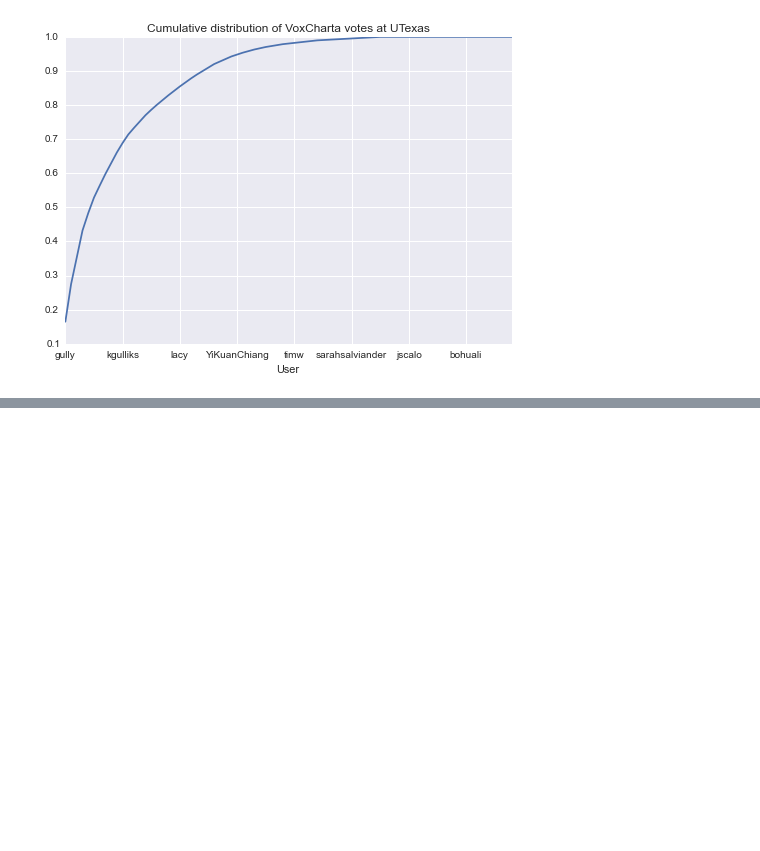
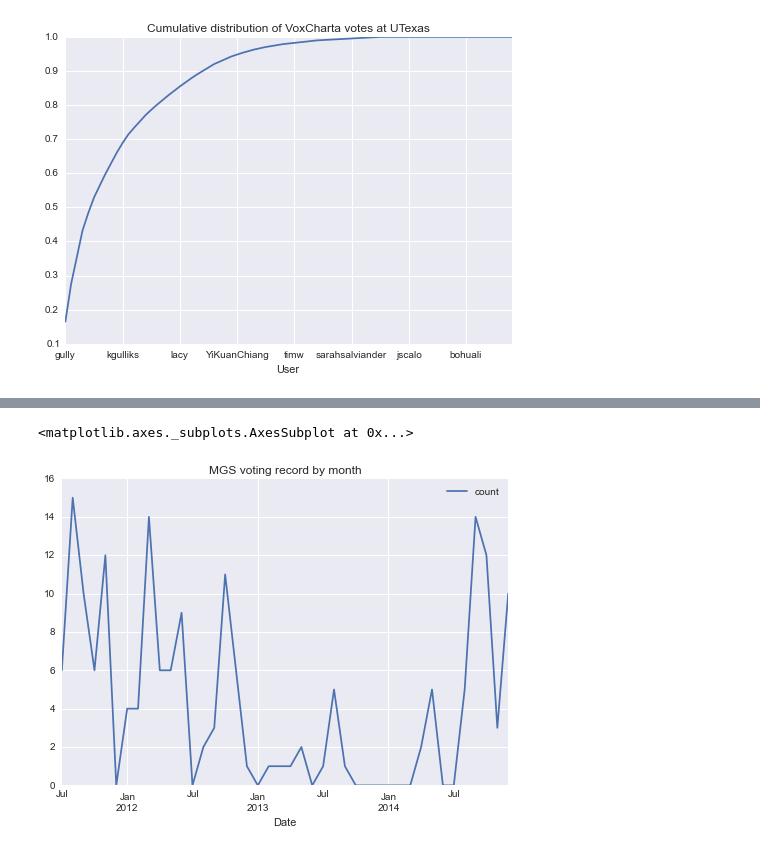
Before and after one commit to gully/VoxCharta, a Jupyter notebook: VoxCharta_01-web_scraping.ipynb, the cells around one changed output, grey strips where cells are left out. Saved outputs shown, nothing was run; the diff lists cells and outputs as text; code cells hidden in the pictures; blank space fills up the shorter version.

Commit message:
Add MGS voting record

```diff
--- a/VoxCharta_01-web_scraping.ipynb
+++ b/VoxCharta_01-web_scraping.ipynb
@@ -155,0 +182,3 @@ UTexas_users
+# %%
+mgs = pd.read_csv('data/mgs.csv', parse_dates=['Date'], index_col='Date')
+mgs.head()
@@ -155,0 +193,13 @@ UTexas_users
+# %%
+grouped = mgs.groupby(level=0)
+gsum = grouped.sum()
+# %%
+mgs_byday = gsum.resample('D', how=sum)
+mgs_byday.fillna(0, inplace=True)
+mgs_bymonth = gsum.resample('M', how=sum)
+mgs_bymonth.fillna(0, inplace=True)
+# %%
+mgs_bymonth.plot(title='MGS voting record by month')
+# %% [output]
+<matplotlib.axes._subplots.AxesSubplot at 0x...>
+[figure, added]
```
Also changed, not shown: parts of 15 cells of this notebook, 1 other file.
